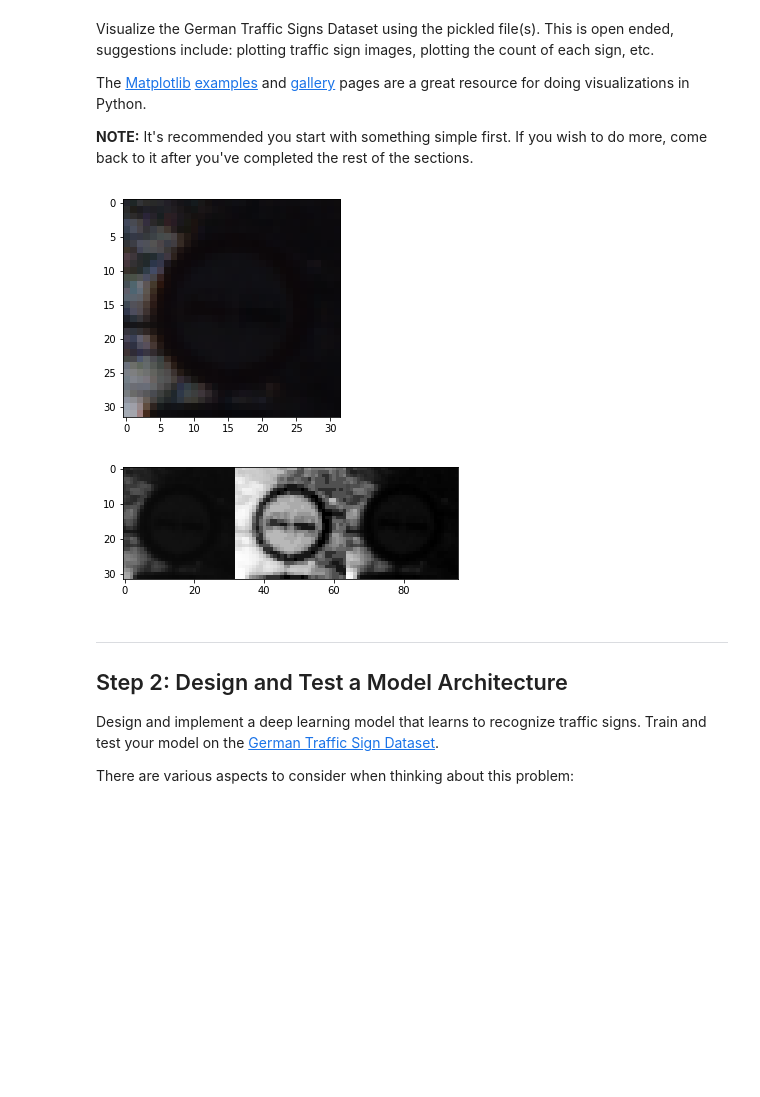
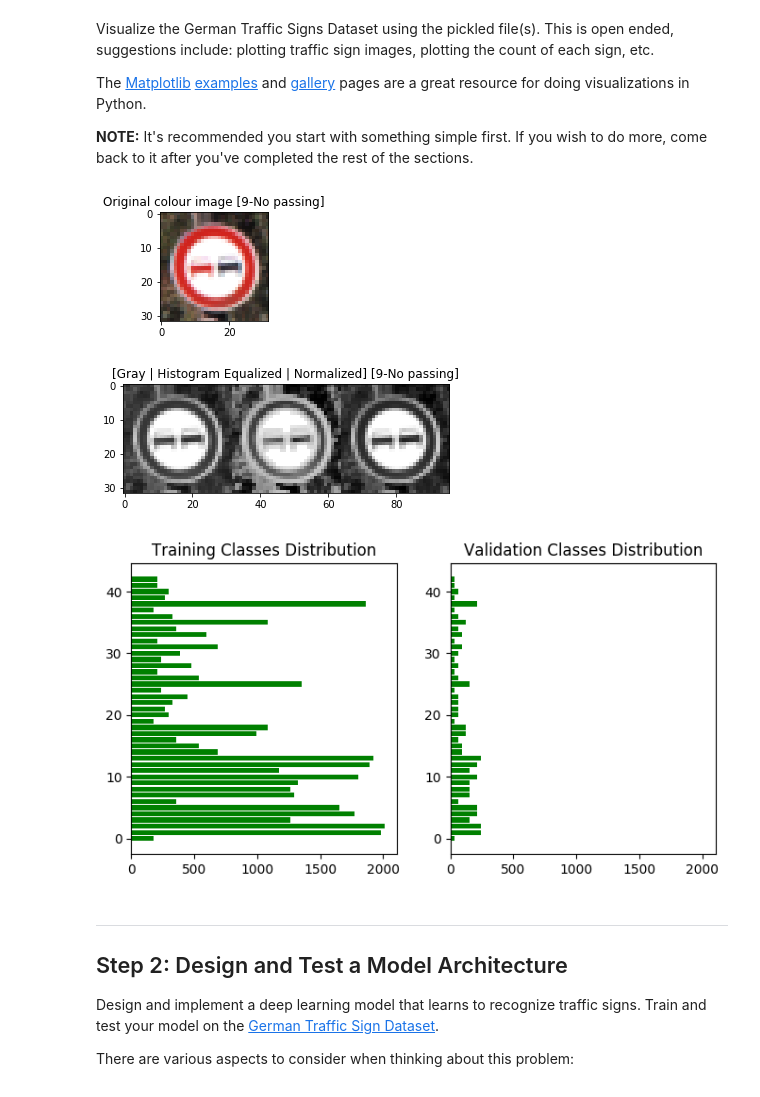
Before and after one commit to vijay-daniel/CarND-Traffic-Sign-Classifier-Project, a Jupyter notebook: Traffic_Sign_Classifier.ipynb, the cells around one changed output. Cells and saved outputs as stored; diff of their text form; code cells hidden in the pictures; blank space fills up the shorter version.

Commit message:
Adding other visualizations

```diff
--- a/Traffic_Sign_Classifier.ipynb
+++ b/Traffic_Sign_Classifier.ipynb
@@ -91,6 +91,8 @@ Complete the basic data summary below. Use python, numpy and/or pandas methods t
 ### Provide a Basic Summary of the Data Set Using Python, Numpy and/or Pandas
 # %%
 import numpy as np
+import csv
+
 ### Replace each question mark with the appropriate value.
 ### Use python, pandas or numpy methods rather than hard coding the results
 
@@ -110,6 +112,17 @@ print("Number of training examples =", n_train)
 print("Number of testing examples =", n_test)
 print("Image data shape (before preprocessing) =", image_shape)
 print("Number of classes =", n_classes)
+
+y_names = {}
+with open("signnames.csv", "r") as sgn_file:
+    sign_reader = csv.DictReader(sgn_file)
+    for row in sign_reader:
+        y_names[int(row['ClassId'])] = row['SignName']
+print()
+print("Signs: ", y_names)
+
+def get_name(index):
+    return "[" + str(index) + "-" + y_names[index] + "]"
 # %% [output]
 Number of training examples = 34799
 Number of testing examples = 12630
@@ -126,28 +141,47 @@ The [Matplotlib](http://matplotlib.org/) [examples](http://matplotlib.org/exampl
 # %%
 import random
 import cv2
 ### Data exploration visualization code goes here.
 ### Feel free to use as many code cells as needed.
 import matplotlib.pyplot as plt
 # Visualizations will be shown in the notebook.
 %matplotlib inline
 
+def plot_image(images, title=""):
+    plt.figure(figsize=(len(images)*2, 2))
+    plt.title(title)
+    if(len(images[0].shape) > 2 and images[0].shape[2] > 1):
+        plt.imshow(np.hstack(images))
+    else:
+        plt.imshow(np.hstack([i.squeeze() for i in images]), cmap='gray')
+    plt.show()
+
+def show_dist(results, n_classes, titles):
+    fig, ax = plt.subplots(1, len(results), figsize=(8, 4), sharex = True)
+    for i in range(len(results)):
+        ax[i].barh(range(0, n_classes), np.bincount(results[i]), color='green')
+        ax[i].set_title(titles[i])
+    fig.subplots_adjust(hspace=4)
+    plt.show()
+
 index = random.randint(0, len(clr_X_train))
 image = clr_X_train[index]
 
-plt.imshow(image)
-plt.show()
-
-
+# Image visualization
 gray_image = cv2.cvtColor(image, cv2.COLOR_BGR2GRAY)
 hist_image = cv2.equalizeHist(gray_image)
 norm_image = cv2.normalize(gray_image, np.zeros(gray_image.shape), 0, 255, cv2.NORM_MINMAX, dtype=cv2.CV_8U)
 
-plt.imshow(np.hstack((gray_image, hist_image, norm_image)), cmap='gray')
-plt.show()
+plot_image([image], "Original colour image " + get_name(y_train[index]))
+plot_image([gray_image, hist_image, norm_image], "[Gray | Histogram Equalized | Normalized] " + get_name(y_train[index]))
+
+# Dataset visualization
+plt.rcdefaults()
+show_dist([y_train, y_validation], n_classes, ["Training Classes Distribution", "Validation Classes Distribution"])
 # %% [output]
-[figure, old version]
+[figure, new version]
-[figure, old version]
+[figure, new version]
+[figure, added]
 # %% [markdown]
 ----
 
```
Also changed, not shown: parts of 12 cells of this notebook.
